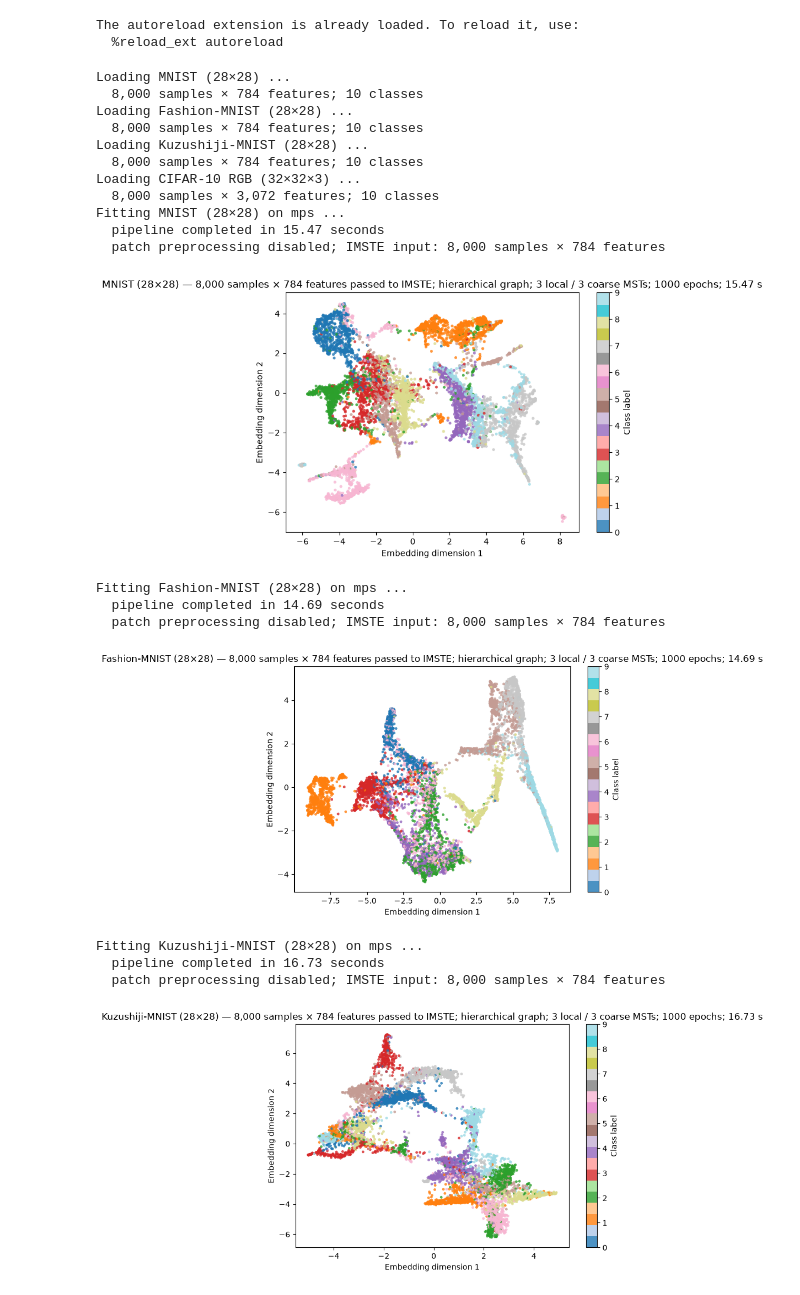
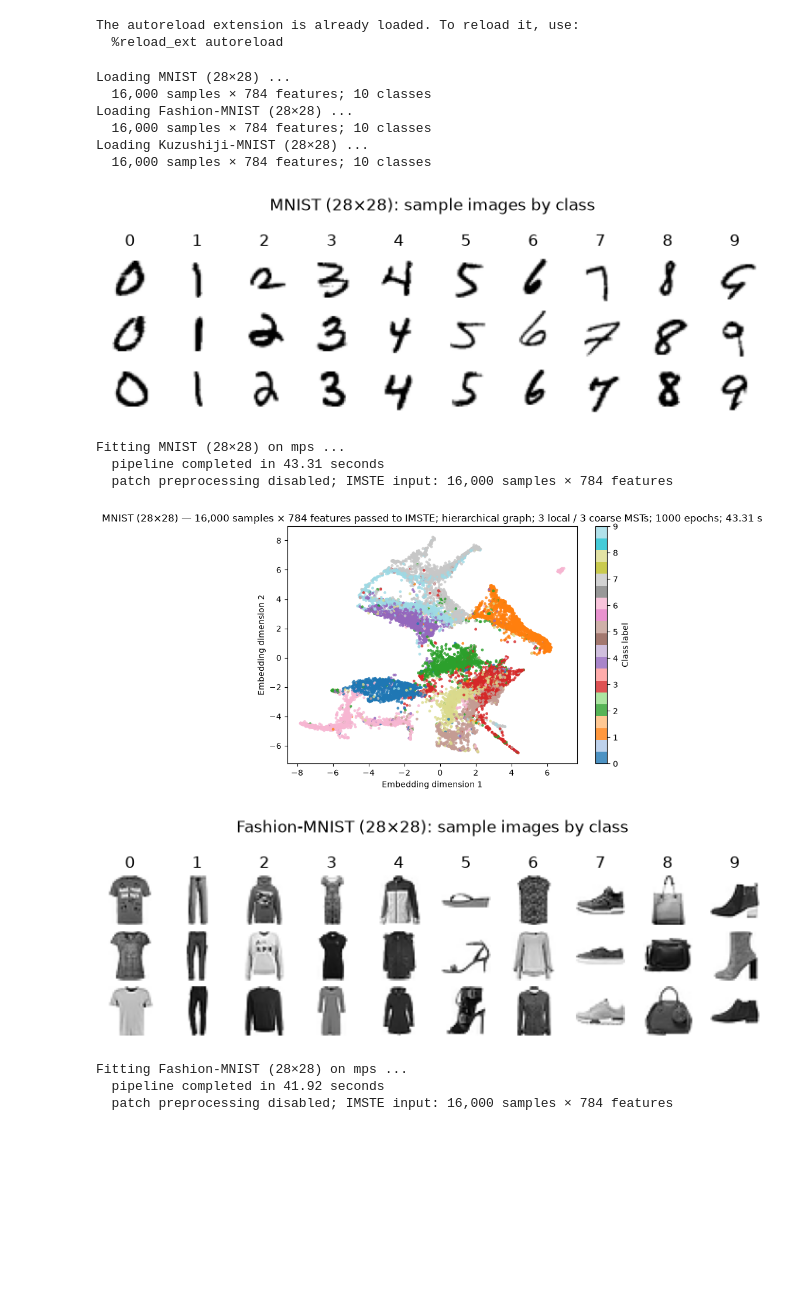
Before and after one commit to fabriziocosta/mst_embedding, a Jupyter notebook: notebooks/high_dim_mst_gallery.ipynb, the cells around one changed output. Drawn from its saved outputs; the diff is of its cells as text; code cells hidden in the pictures; blank space fills up the shorter version.

```diff
--- a/notebooks/high_dim_mst_gallery.ipynb
+++ b/notebooks/high_dim_mst_gallery.ipynb
@@ -24,7 +24,8 @@ The autoreload extension is already loaded. To reload it, use:
 from high_dim_mst_gallery import run_high_dim_mst_gallery
 
 # Dataset
-MAX_SAMPLES = 8000
+MAX_SAMPLES = 16000
+SAMPLE_PLOT_ROWS = 3
 
 #----
 # Patch preprocessing
@@ -39,49 +40,45 @@ N_EPOCHS = 1000
 
 #----
 # Graph construction
 GRAPH_MODE = "hierarchical"
+N_COARSE_MSTS = 3
 N_LOCAL_MSTS = 3
-N_COARSE_MSTS = 3
-N_CLUSTERS = 40
+N_CLUSTERS = 30
 
 #----
 # Runtime
 N_JOBS = -1
 MINIBATCH_SIZE = 2048
 
 gallery = run_high_dim_mst_gallery(
     max_samples=MAX_SAMPLES,
+    sample_plot_rows=SAMPLE_PLOT_ROWS,
     n_patches=N_PATCHES,
     patch_n_components=PATCH_COMPONENTS,
     position_encoding_size=POSITION_ENCODING_SIZE,
     use_patch_preprocessor=USE_PATCH_PREPROCESSOR,
     n_epochs=N_EPOCHS,
     graph_mode=GRAPH_MODE,
     n_clusters=N_CLUSTERS,
     n_coarse_msts=N_COARSE_MSTS,
     n_local_msts=N_LOCAL_MSTS,
     n_jobs=N_JOBS,
     minibatch_size=MINIBATCH_SIZE,
 )
 gallery["summary"]
 # %% [output]
 Loading MNIST (28×28) ...
-  8,000 samples × 784 features; 10 classes
+  16,000 samples × 784 features; 10 classes
 Loading Fashion-MNIST (28×28) ...
-  8,000 samples × 784 features; 10 classes
+  16,000 samples × 784 features; 10 classes
 Loading Kuzushiji-MNIST (28×28) ...
-  8,000 samples × 784 features; 10 classes
-Loading CIFAR-10 RGB (32×32×3) ...
-  8,000 samples × 3,072 features; 10 classes
-Fitting MNIST (28×28) on mps ...
-  pipeline completed in 15.47 seconds
-  patch preprocessing disabled; IMSTE input: 8,000 samples × 784 features
+  16,000 samples × 784 features; 10 classes
-[figure, old version]
+[figure, new version]
-Fitting Fashion-MNIST (28×28) on mps ...
-  pipeline completed in 14.69 seconds
-  patch preprocessing disabled; IMSTE input: 8,000 samples × 784 features
+Fitting MNIST (28×28) on mps ...
+  pipeline completed in 43.31 seconds
+  patch preprocessing disabled; IMSTE input: 16,000 samples × 784 features
-[figure, old version]
+[figure, new version]
+[figure, new version]
-Fitting Kuzushiji-MNIST (28×28) on mps ...
-  pipeline completed in 16.73 seconds
-  patch preprocessing disabled; IMSTE input: 8,000 samples × 784 features
+Fitting Fashion-MNIST (28×28) on mps ...
+  pipeline completed in 41.92 seconds
+  patch preprocessing disabled; IMSTE input: 16,000 samples × 784 features
-[figure, old version]
```
Also changed, not shown: parts of 2 cells of this notebook, 3 other files.
